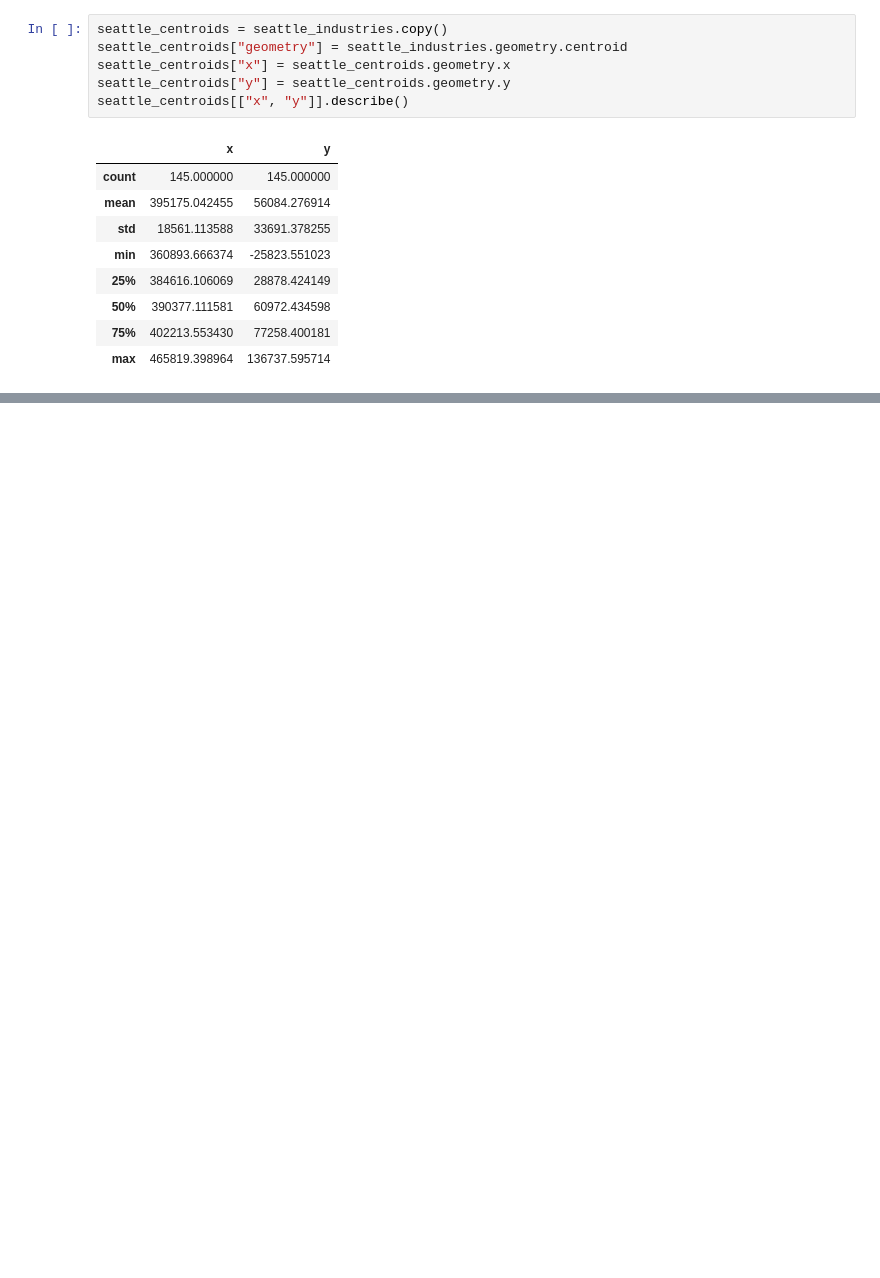
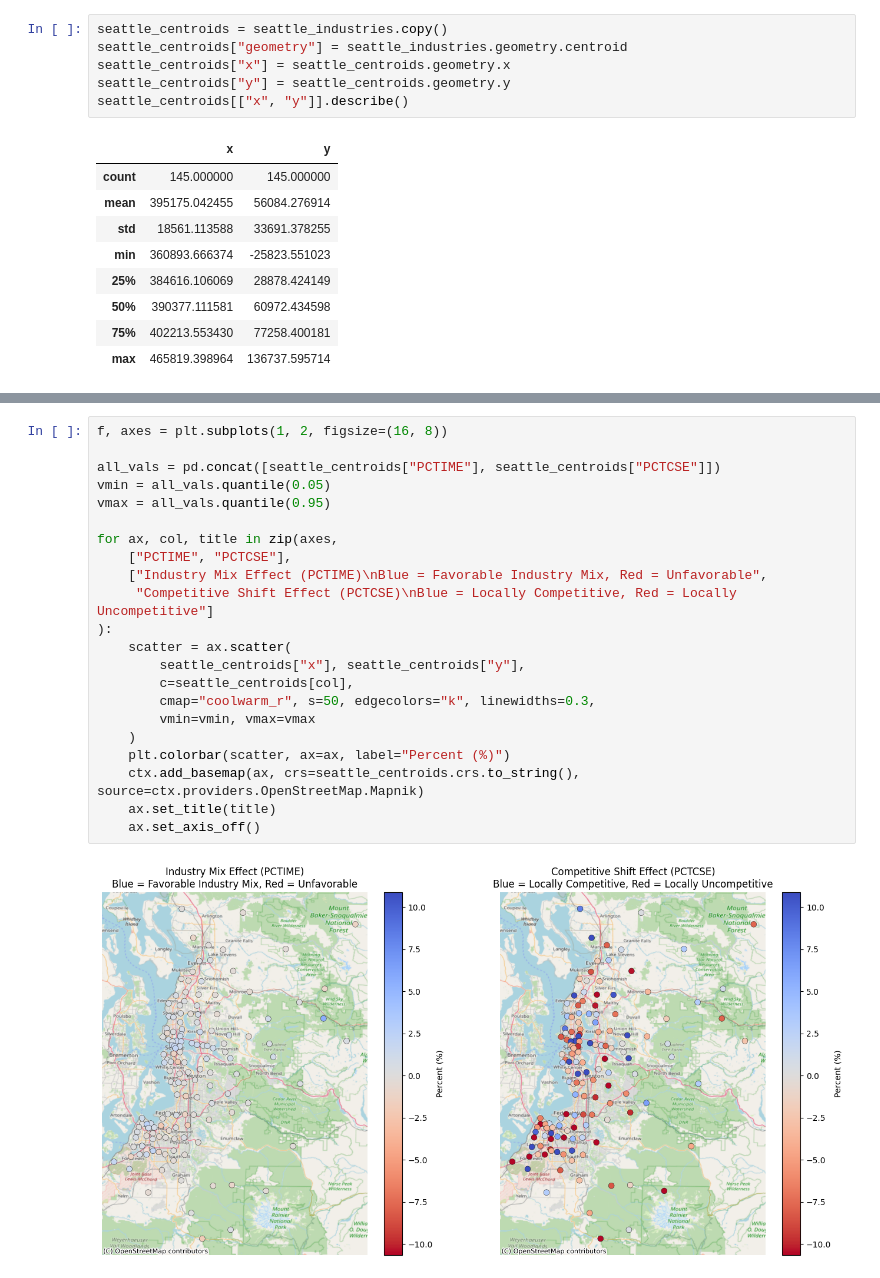
Before and after one commit to ShanmukhUpad/Geospatial-Data-Science, a Jupyter notebook: Assignments/assignment2.ipynb, the cells around one changed output, grey strips where cells are left out. Saved outputs shown, nothing was run; the diff lists cells and outputs as text; blank space fills up the shorter version.

```diff
--- a/Assignments/assignment2.ipynb
+++ b/Assignments/assignment2.ipynb
@@ -105,0 +207,24 @@ plt.show()
+# %%
+f, axes = plt.subplots(1, 2, figsize=(16, 8))
+
+all_vals = pd.concat([seattle_centroids["PCTIME"], seattle_centroids["PCTCSE"]])
+vmin = all_vals.quantile(0.05)
+vmax = all_vals.quantile(0.95)
+
+for ax, col, title in zip(axes,
+    ["PCTIME", "PCTCSE"],
+    ["Industry Mix Effect (PCTIME)\nBlue = Favorable Industry Mix, Red = Unfavorable",
+     "Competitive Shift Effect (PCTCSE)\nBlue = Locally Competitive, Red = Locally Uncompetitive"]
+):
+    scatter = ax.scatter(
+        seattle_centroids["x"], seattle_centroids["y"],
+        c=seattle_centroids[col],
+        cmap="coolwarm_r", s=50, edgecolors="k", linewidths=0.3,
+        vmin=vmin, vmax=vmax
+    )
+    plt.colorbar(scatter, ax=ax, label="Percent (%)")
+    ctx.add_basemap(ax, crs=seattle_centroids.crs.to_string(), source=ctx.providers.OpenStreetMap.Mapnik)
+    ax.set_title(title)
+    ax.set_axis_off()
+# %% [output]
+[figure, added]
```
Also changed, not shown: parts of 8 cells of this notebook.
